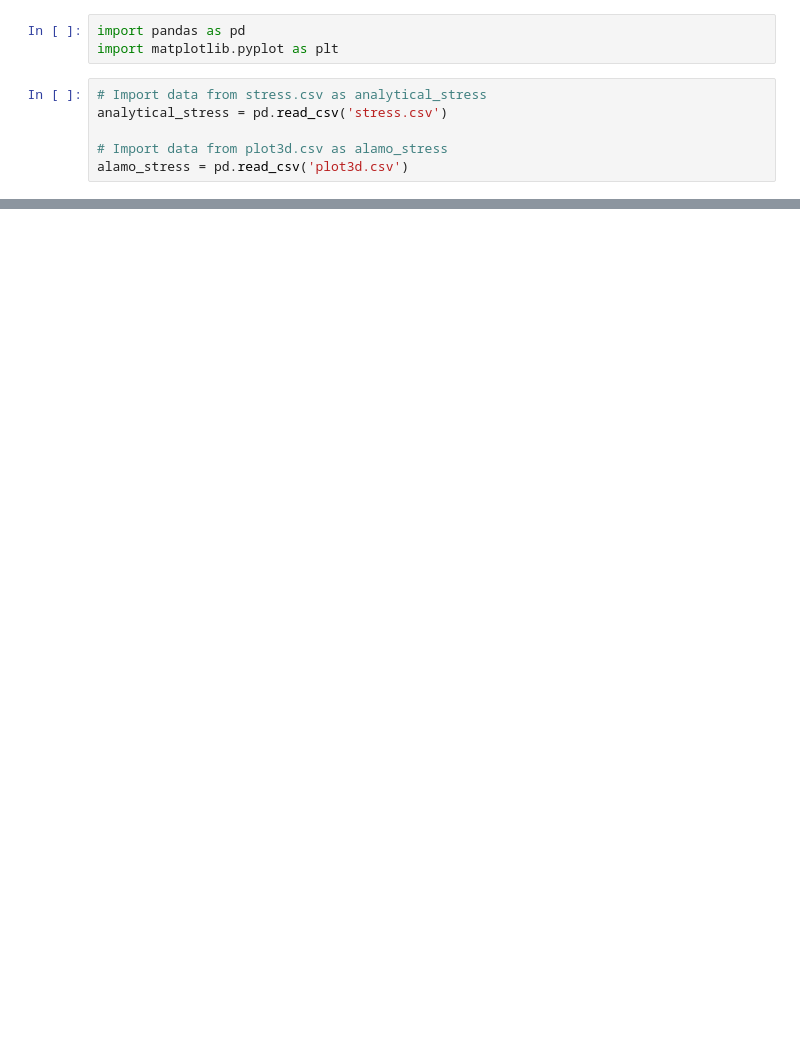
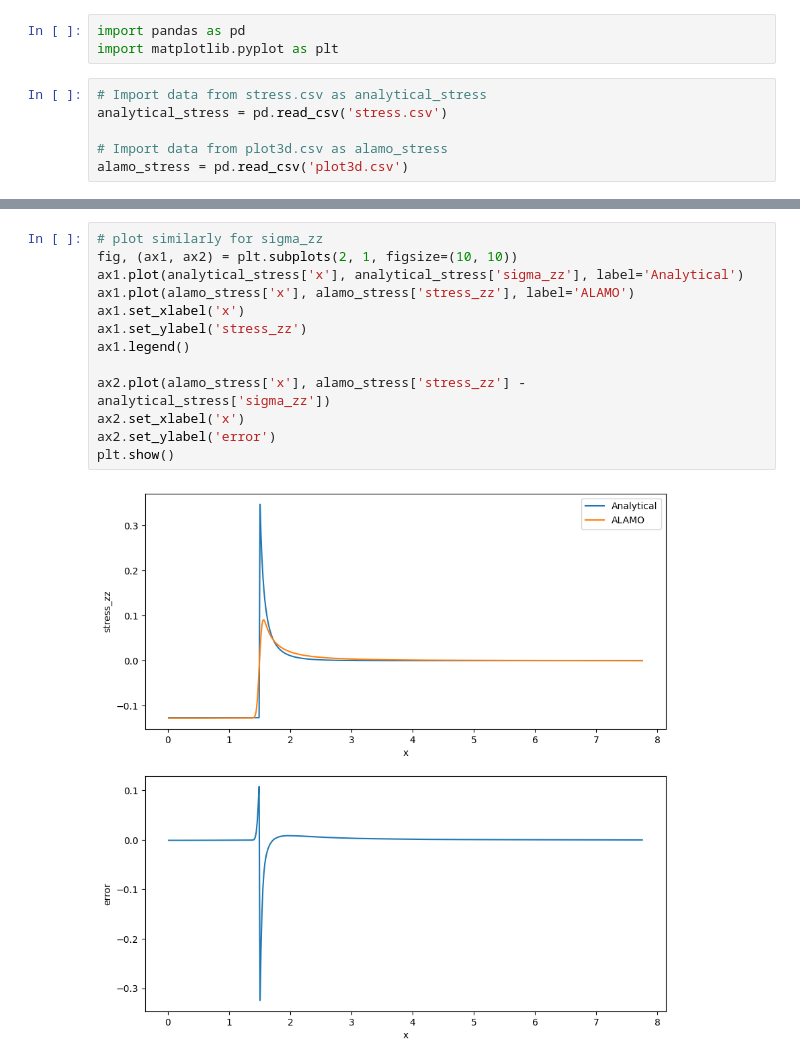
Before and after one commit to RajVhora/eshelby-3d, a Jupyter notebook: compare_results.ipynb, the cells around one changed output, grey strips where cells are left out. Cells and saved outputs as stored; diff of their text form; blank space fills up the shorter version.

```diff
--- a/compare_results.ipynb
+++ b/compare_results.ipynb
@@ -63,0 +69,15 @@ plt.show()
+# %%
+# plot similarly for sigma_zz
+fig, (ax1, ax2) = plt.subplots(2, 1, figsize=(10, 10))
+ax1.plot(analytical_stress['x'], analytical_stress['sigma_zz'], label='Analytical')
+ax1.plot(alamo_stress['x'], alamo_stress['stress_zz'], label='ALAMO')
+ax1.set_xlabel('x')
+ax1.set_ylabel('stress_zz')
+ax1.legend()
+
+ax2.plot(alamo_stress['x'], alamo_stress['stress_zz'] - analytical_stress['sigma_zz'])
+ax2.set_xlabel('x')
+ax2.set_ylabel('error')
+plt.show()
+# %% [output]
+[figure, added]
```
Also changed, not shown: parts of 8 cells of this notebook, 6 other files.
